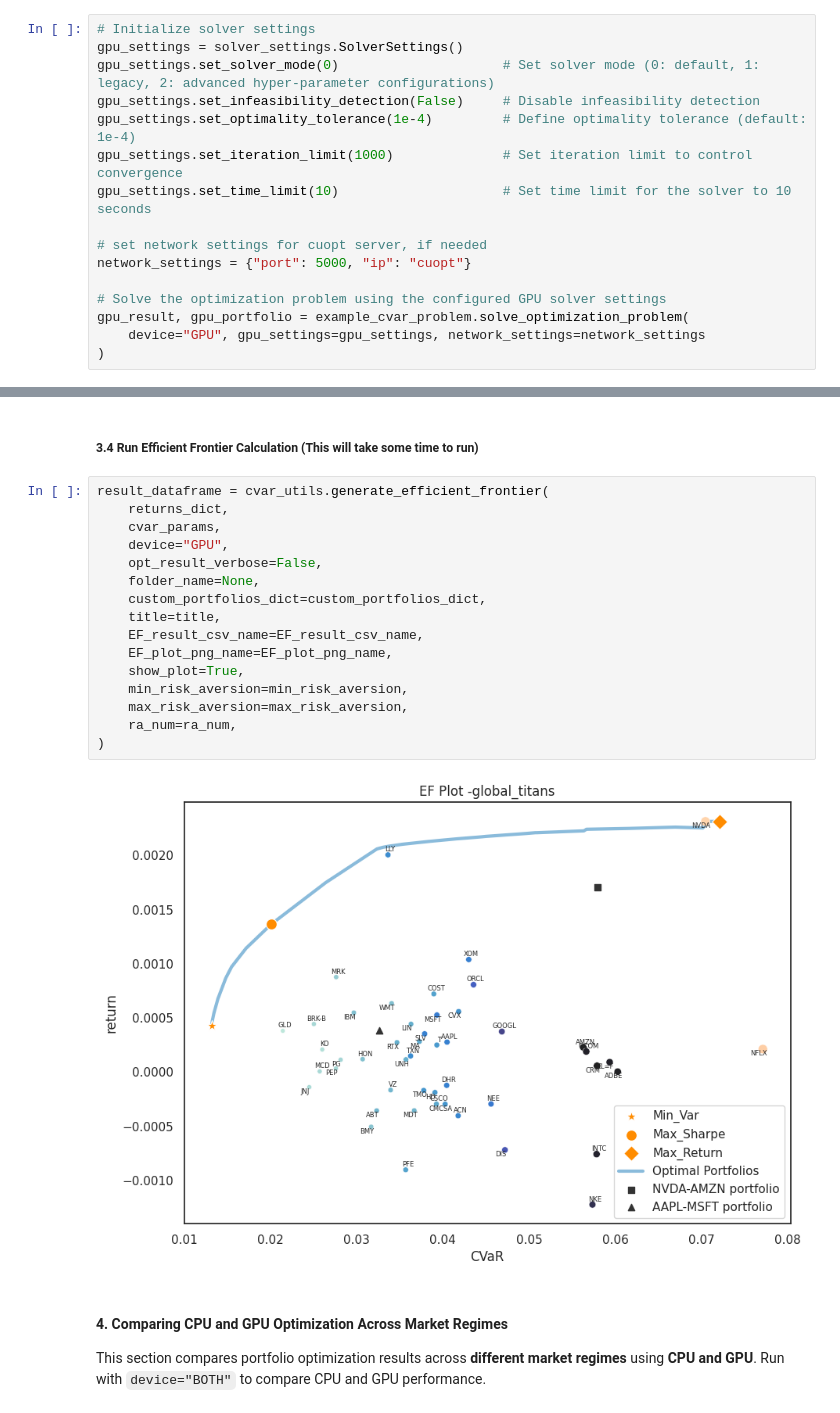
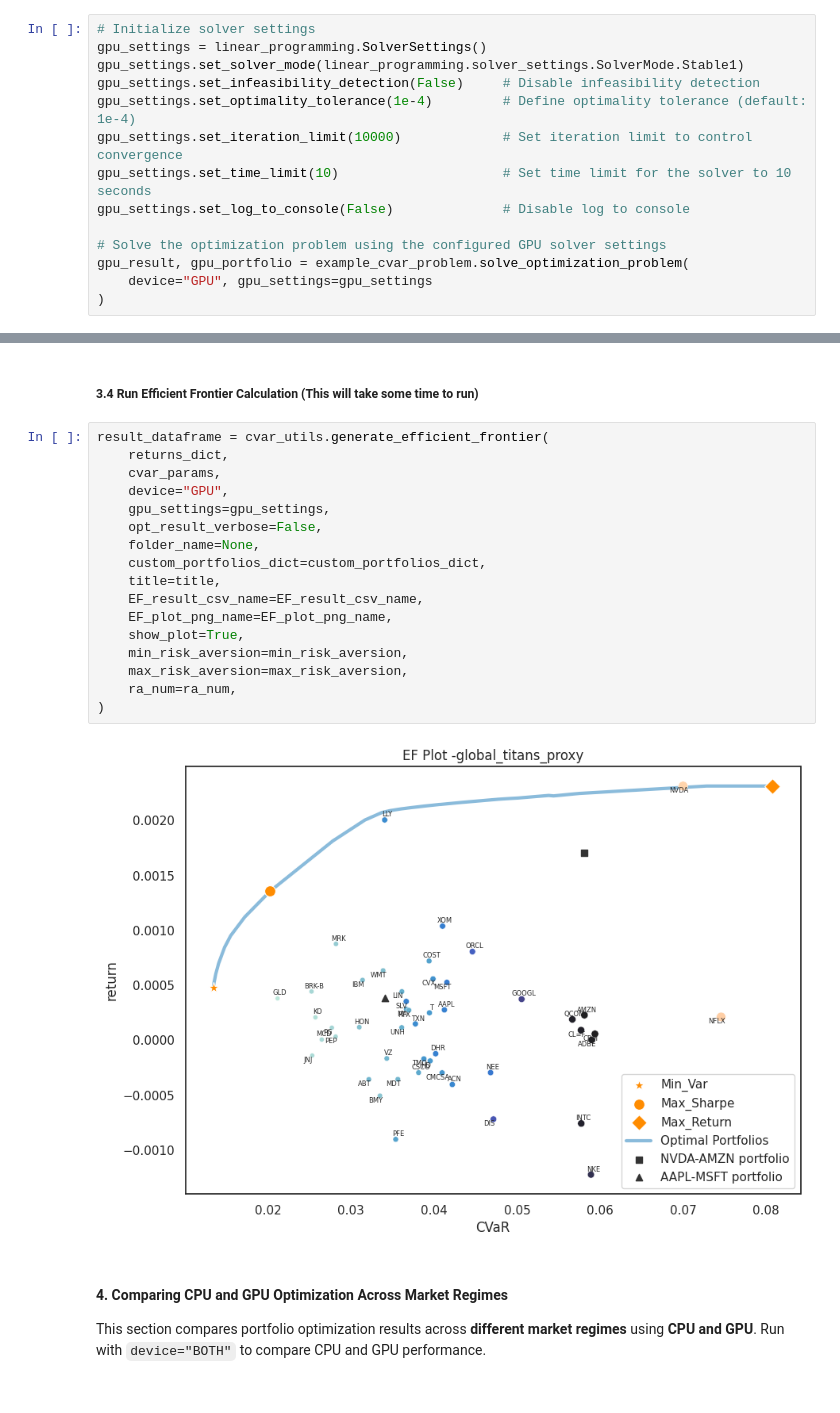
Before and after one commit to NVIDIA/cuopt-examples, a Jupyter notebook: cuFOLIO_portfolio_optimization/CVaR/01_optimization_with_cufolio.ipynb, the cells around one changed output, grey strips where cells are left out. Drawn from its saved outputs; the diff is of its cells as text.

```diff
--- a/cuFOLIO_portfolio_optimization/CVaR/01_optimization_with_cufolio.ipynb
+++ b/cuFOLIO_portfolio_optimization/CVaR/01_optimization_with_cufolio.ipynb
@@ -156,19 +158,17 @@ example_cvar_problem = cvar_optimizer.CVaR(
 ##### 2.1 Configure GPU Solver Settings and Solve the CVaR Optimization Problem on GPU
 # %%
 # Initialize solver settings
-gpu_settings = solver_settings.SolverSettings()
-gpu_settings.set_solver_mode(0)                     # Set solver mode (0: default, 1: legacy, 2: advanced hyper-parameter configurations)
+gpu_settings = linear_programming.SolverSettings()
+gpu_settings.set_solver_mode(linear_programming.solver_settings.SolverMode.Stable1)
 gpu_settings.set_infeasibility_detection(False)     # Disable infeasibility detection
 gpu_settings.set_optimality_tolerance(1e-4)         # Define optimality tolerance (default: 1e-4)
-gpu_settings.set_iteration_limit(1000)              # Set iteration limit to control convergence
+gpu_settings.set_iteration_limit(10000)             # Set iteration limit to control convergence
 gpu_settings.set_time_limit(10)                     # Set time limit for the solver to 10 seconds
-
-# set network settings for cuopt server, if needed
-network_settings = {"port": 5000, "ip": "cuopt"}
+gpu_settings.set_log_to_console(False)              # Disable log to console
 
 # Solve the optimization problem using the configured GPU solver settings
 gpu_result, gpu_portfolio = example_cvar_problem.solve_optimization_problem(
-    device="GPU", gpu_settings=gpu_settings, network_settings=network_settings
+    device="GPU", gpu_settings=gpu_settings
 )
 # %% [output]
 *************************
@@ -297,21 +294,22 @@ ra_num = 30               # Number of risk aversion levels to loop through; the
 # %%
 result_dataframe = cvar_utils.generate_efficient_frontier(
     returns_dict,
     cvar_params,
     device="GPU",
+    gpu_settings=gpu_settings,
     opt_result_verbose=False,
     folder_name=None,
     custom_portfolios_dict=custom_portfolios_dict,
     title=title,
     EF_result_csv_name=EF_result_csv_name,
     EF_plot_png_name=EF_plot_png_name,
     show_plot=True,
     min_risk_aversion=min_risk_aversion,
     max_risk_aversion=max_risk_aversion,
     ra_num=ra_num,
 )
 # %% [output]
-[figure, old version]
+[figure, new version]
 # %% [markdown]
 #### **4. Comparing CPU and GPU Optimization Across Market Regimes**
 
```
Also changed, not shown: parts of 6 cells of this notebook, 5 other files.
